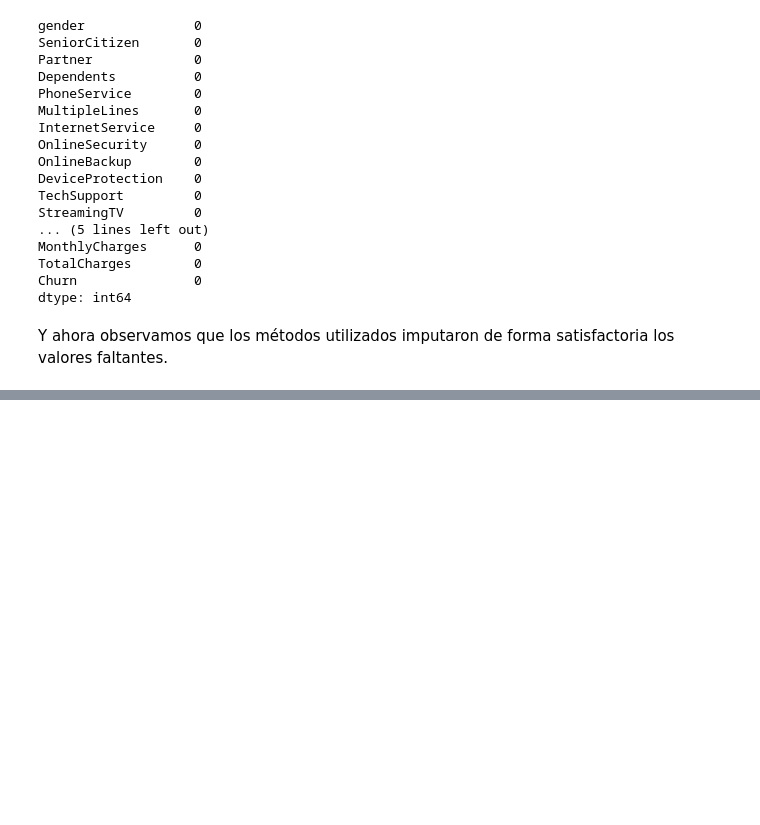
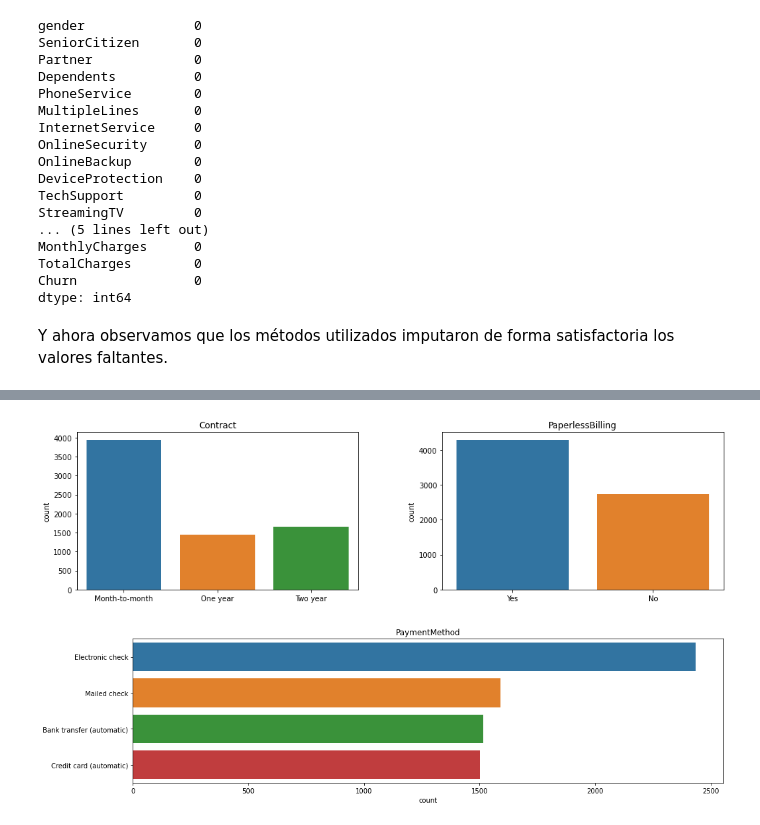
Before and after one commit to silvestref/Desercion_Telecom, a Jupyter notebook: Jupyter_Desercion_Telecom.ipynb, the cells around one changed output, grey strips where cells are left out. Saved outputs shown, nothing was run; the diff lists cells and outputs as text; code cells hidden in the pictures; blank space fills up the shorter version.

```diff
--- a/Jupyter_Desercion_Telecom.ipynb
+++ b/Jupyter_Desercion_Telecom.ipynb
@@ -293,0 +416,17 @@ Y ahora observamos que los métodos utilizados imputaron de forma satisfactoria
+# %%
+fig, ax = plt.subplots(1, 2, figsize=(16, 4))
+plt.subplots_adjust(wspace=0.3)
+sns.countplot(data=data, x="Contract", ax=ax[0])
+ax[0].set_title("Contract")
+ax[0].set_xlabel("")
+sns.countplot(data=data, x="PaperlessBilling", ax=ax[1])
+ax[1].set_title("PaperlessBilling")
+ax[1].set_xlabel("")
+fig, ax = plt.subplots(1, 1, figsize=(16, 4))
+sns.countplot(data=data, y="PaymentMethod")
+ax.set_title("PaymentMethod")
+ax.set_ylabel("")
+plt.show()
+# %% [output]
+[figure, added]
+[figure, added]
```
Also changed, not shown: parts of 19 cells of this notebook.
